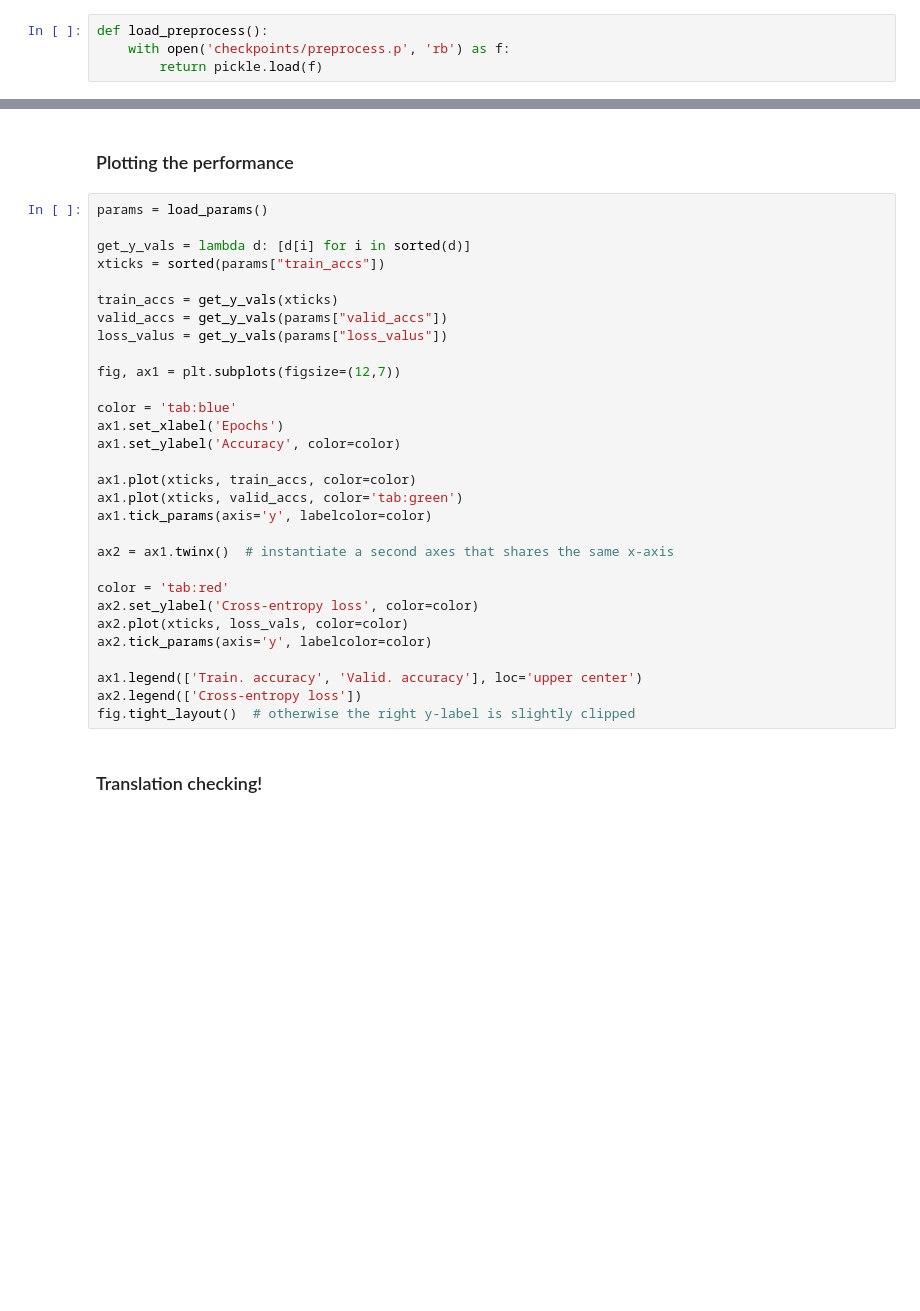
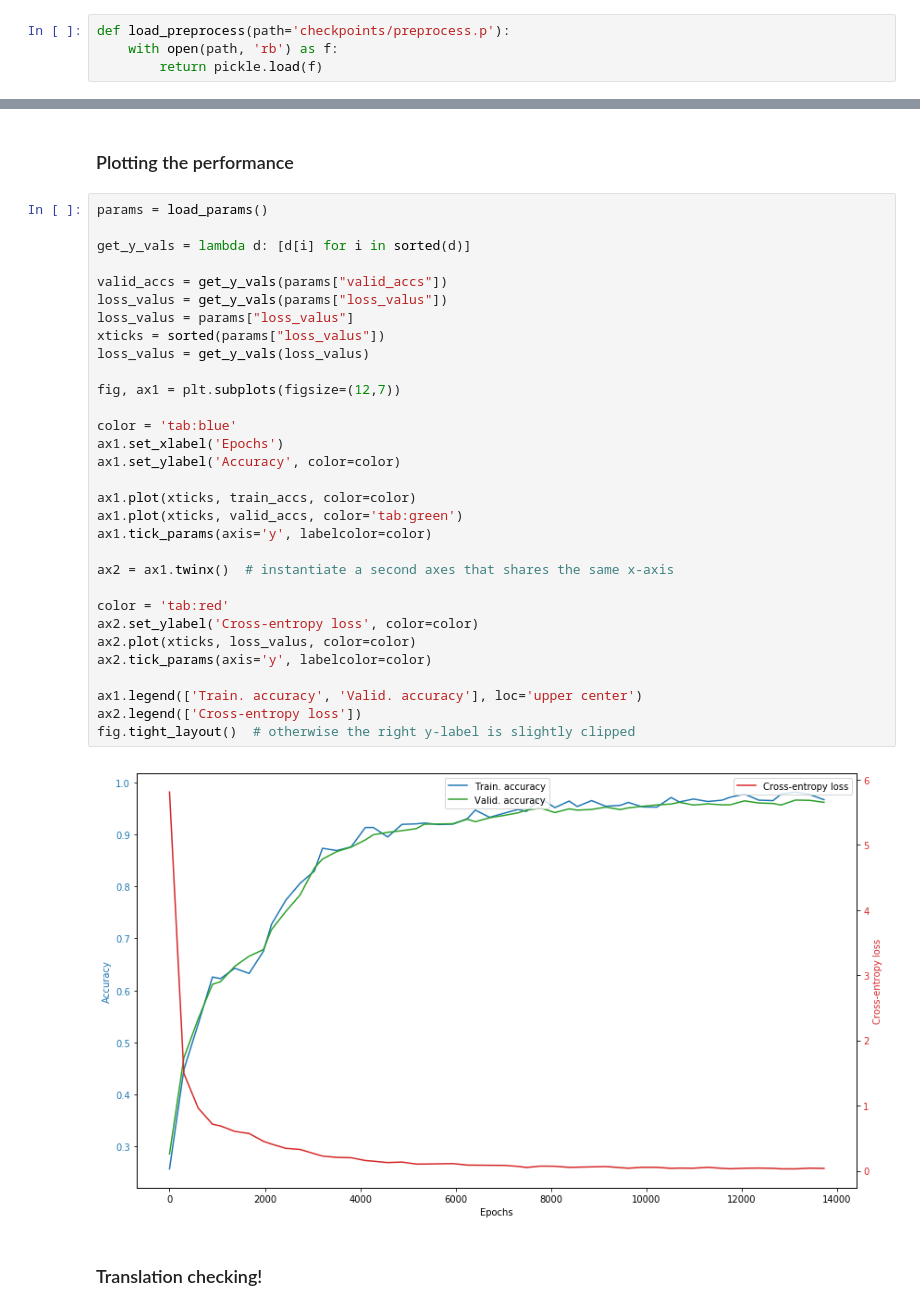
Before and after one commit to AmmarRashed/MachineTranslation, a Jupyter notebook: machine_translation.ipynb, the cells around one changed output, grey strips where cells are left out. Drawn from its saved outputs; the diff is of its cells as text; blank space fills up the shorter version.

```diff
--- a/machine_translation.ipynb
+++ b/machine_translation.ipynb
@@ -153,8 +154,8 @@ pickle.dump(
     ), open('checkpoints/preprocess.p', 'wb')
 )
 # %%
-def load_preprocess():
-    with open('checkpoints/preprocess.p', 'rb') as f:
+def load_preprocess(path='checkpoints/preprocess.p'):
+    with open(path, 'rb') as f:
         return pickle.load(f)
 # %%
 (src_text_ids, tar_text_ids),\
@@ -637,33 +637,36 @@ save_params(save_path, train_accs, valid_accs, loss_vals, batch_size)
 # %%
 params = load_params()
 
 get_y_vals = lambda d: [d[i] for i in sorted(d)]
-xticks = sorted(params["train_accs"])
 
-train_accs = get_y_vals(xticks)
 valid_accs = get_y_vals(params["valid_accs"])
 loss_valus = get_y_vals(params["loss_valus"])
+loss_valus = params["loss_valus"]
+xticks = sorted(params["loss_valus"])
+loss_valus = get_y_vals(loss_valus)
 
 fig, ax1 = plt.subplots(figsize=(12,7))
 
 color = 'tab:blue'
 ax1.set_xlabel('Epochs')
 ax1.set_ylabel('Accuracy', color=color)
 
 ax1.plot(xticks, train_accs, color=color)
 ax1.plot(xticks, valid_accs, color='tab:green')
 ax1.tick_params(axis='y', labelcolor=color)
 
 ax2 = ax1.twinx()  # instantiate a second axes that shares the same x-axis
 
 color = 'tab:red'
 ax2.set_ylabel('Cross-entropy loss', color=color)
-ax2.plot(xticks, loss_vals, color=color)
+ax2.plot(xticks, loss_valus, color=color)
 ax2.tick_params(axis='y', labelcolor=color)
 
 ax1.legend(['Train. accuracy', 'Valid. accuracy'], loc='upper center')
 ax2.legend(['Cross-entropy loss'])
 fig.tight_layout()  # otherwise the right y-label is slightly clipped
+# %% [output]
+[figure, added]
 # %% [markdown]
 ### Translation checking!
 # %%
```
Also changed, not shown: parts of 6 cells of this notebook.
